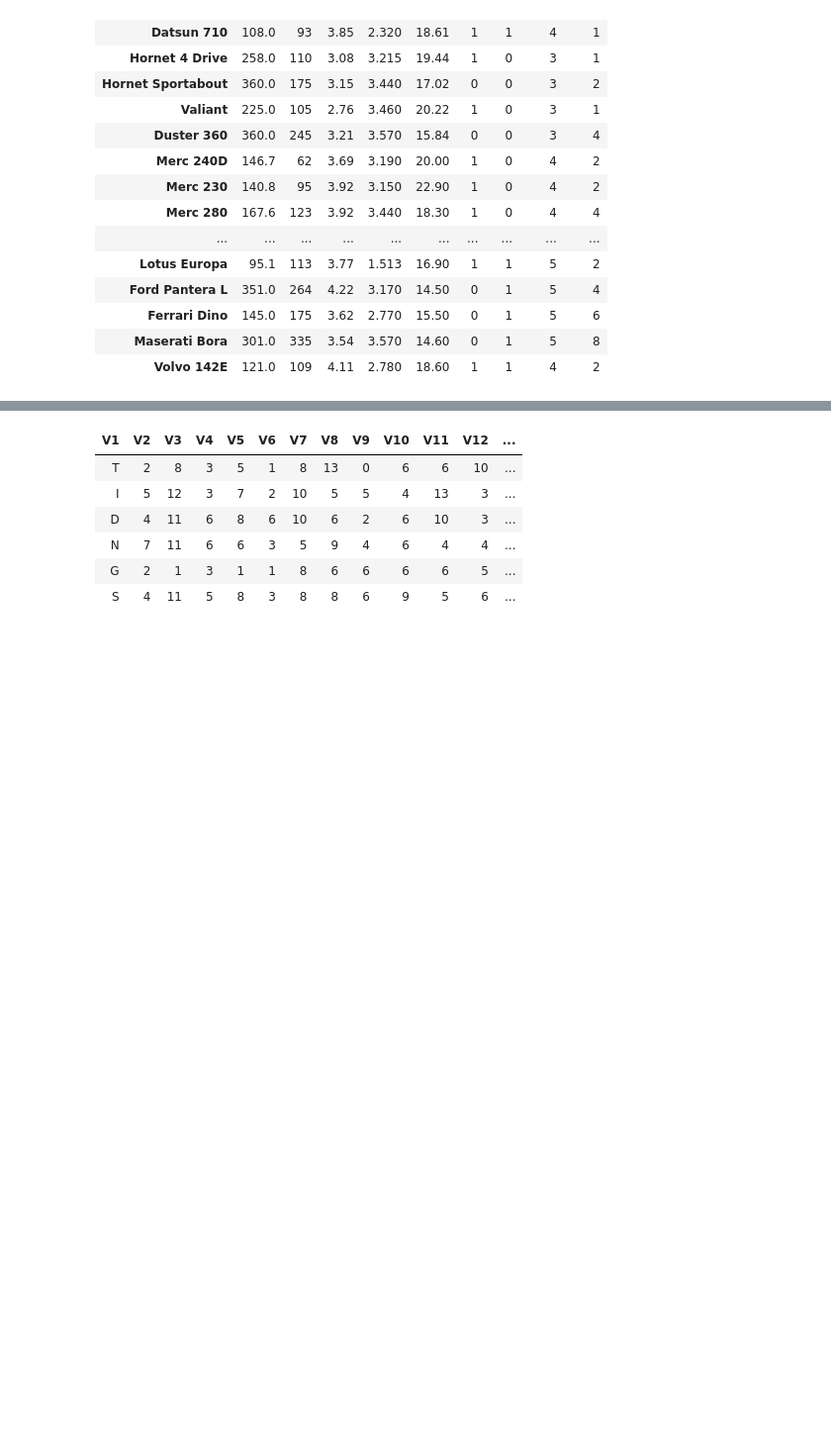
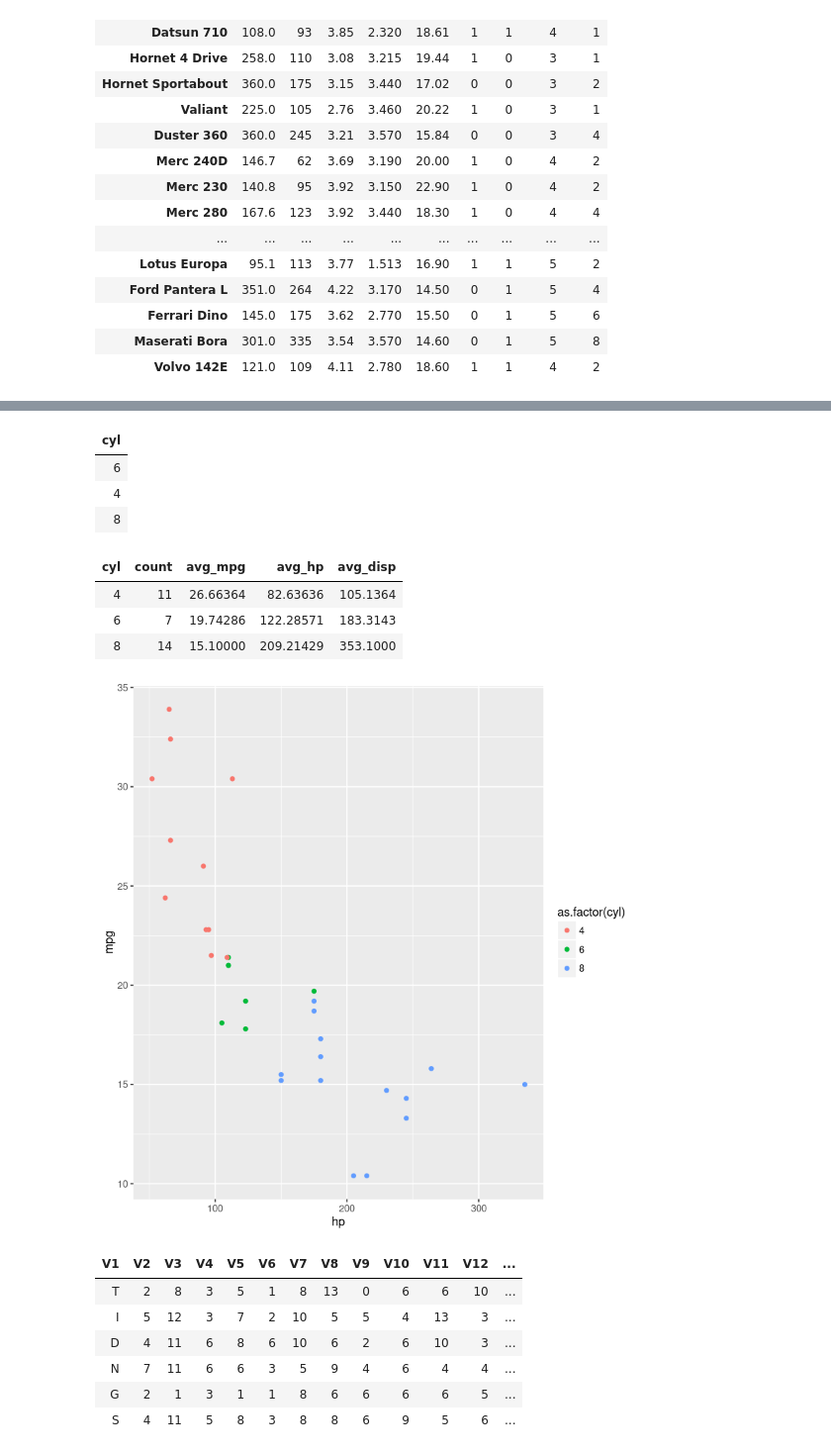
Before and after one commit to Hodapp87/cincyfp_presentation_R_2016_12, a Jupyter notebook: CincyFP_Letters_example.ipynb, the cells around one changed output, grey strips where cells are left out. Shown at 99% size. Drawn from its saved outputs; the diff is of its cells as text; code cells hidden in the pictures; blank space fills up the shorter version.

```diff
--- a/CincyFP_Letters_example.ipynb
+++ b/CincyFP_Letters_example.ipynb
@@ -437,3 +389,6 @@ mtcars[-c(1,2)]
 | Ferrari Dino | 145.0 | 175 | 3.62 | 2.770 | 15.50 | 0 | 1 | 5 | 6 |
 | Maserati Bora | 301.0 | 335 | 3.54 | 3.570 | 14.60 | 0 | 1 | 5 | 8 |
 | Volvo 142E | 121.0 | 109 | 4.11 | 2.780 | 18.60 | 1 | 1 | 4 | 2 |
+# %%
+mtcars2 <- tibble::rownames_to_column(mtcars) %>% rename(car= rowname)
+filter(mtcars2, gear == 4 & am == 1)
@@ -440,3 +439,22 @@ mtcars[-c(1,2)]
+# %%
+distinct(mtcars2, cyl)
+# %% [output]
+| cyl |
+| 6 |
+| 4 |
+| 8 |
+# %%
+group_by(mtcars2, cyl) %>% summarise(count = n(), avg_mpg = mean(mpg), avg_hp = mean(hp), avg_disp = mean(disp))
+# %% [output]
+| cyl | count | avg_mpg | avg_hp | avg_disp |
+| 4 | 11 | 26.66364 | 82.63636 | 105.1364 |
+| 6 | 7 | 19.74286 | 122.28571 | 183.3143 |
+| 8 | 14 | 15.10000 | 209.21429 | 353.1000 |
+# %%
+ggplot(mtcars2, aes(x = hp, y = mpg, group = cyl)) +
+    geom_point(aes(colour = as.factor(cyl)))
+# %% [output]
+[figure, added]
 # %%
 letters <- read.table("letter-recognition.data", sep=",", header=FALSE);
 # %%
```
Also changed, not shown: parts of 11 cells of this notebook, 1 other file.
